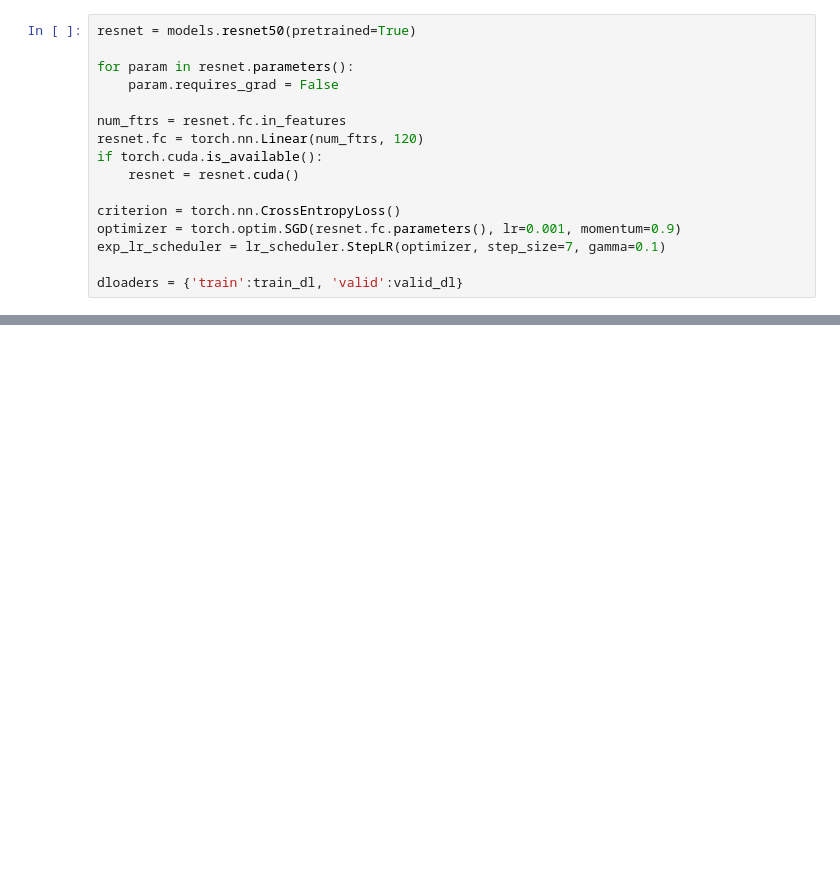
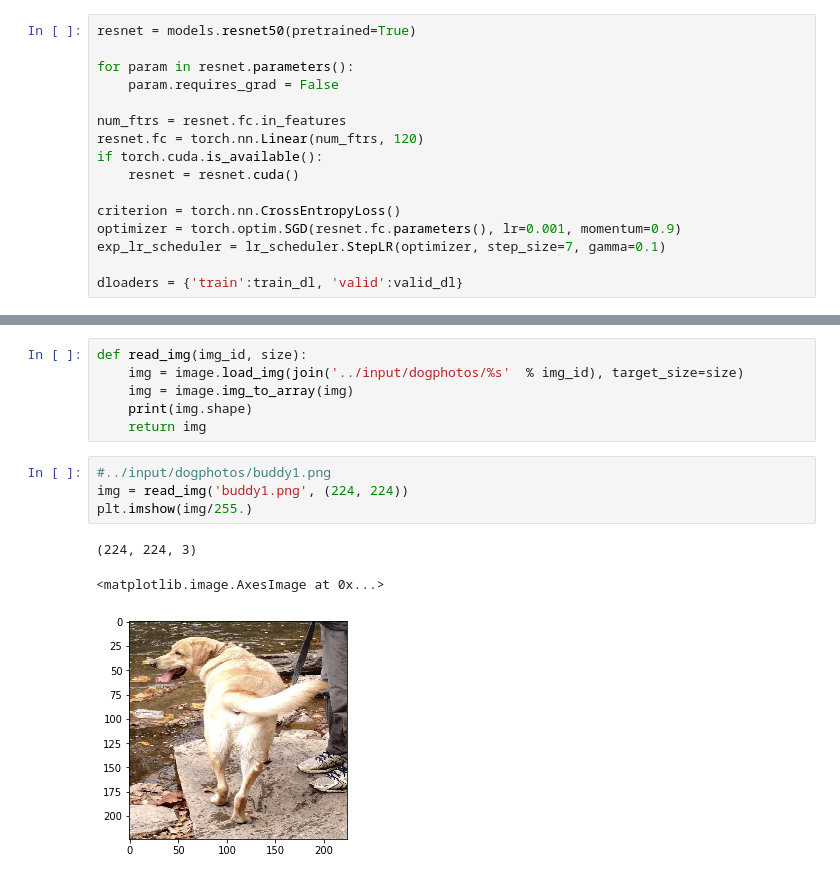
Before and after one commit to aahnn/whos-that-dog, a Jupyter notebook: breed-classifier.ipynb, the cells around one changed output, grey strips where cells are left out. Saved outputs shown, nothing was run; the diff lists cells and outputs as text; blank space fills up the shorter version.

```diff
--- a/breed-classifier.ipynb
+++ b/breed-classifier.ipynb
@@ -245,0 +232,14 @@ visualize_model(dloaders, resnet)
+# %%
+def read_img(img_id, size):
+    img = image.load_img(join('../input/dogphotos/%s'  % img_id), target_size=size)
+    img = image.img_to_array(img)
+    print(img.shape)
+    return img
+# %%
+#../input/dogphotos/buddy1.png
+img = read_img('buddy1.png', (224, 224))
+plt.imshow(img/255.)
+# %% [output]
+(224, 224, 3)
+<matplotlib.image.AxesImage at 0x...>
+[figure, added]
```
Also changed, not shown: parts of 11 cells of this notebook.
